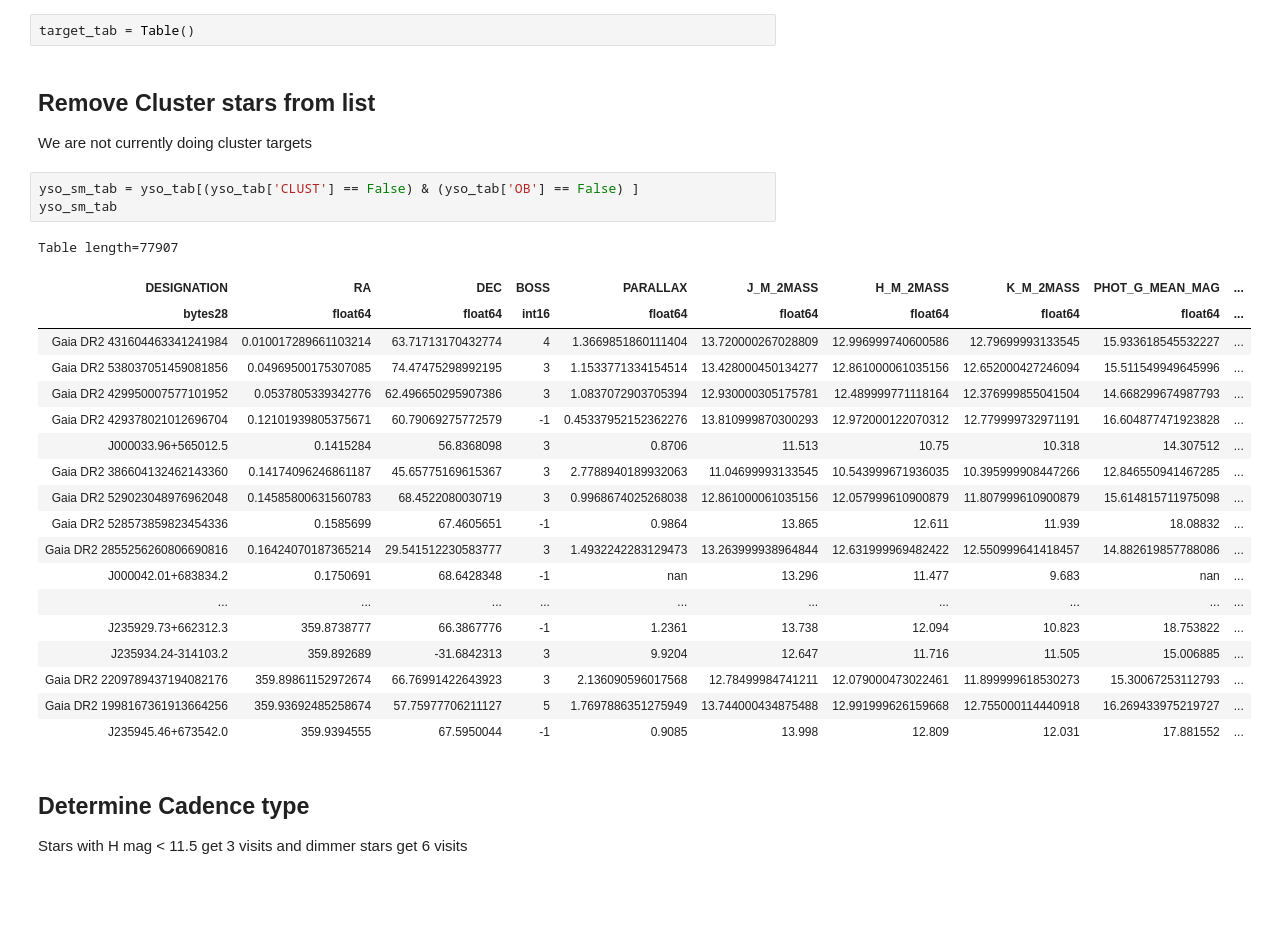
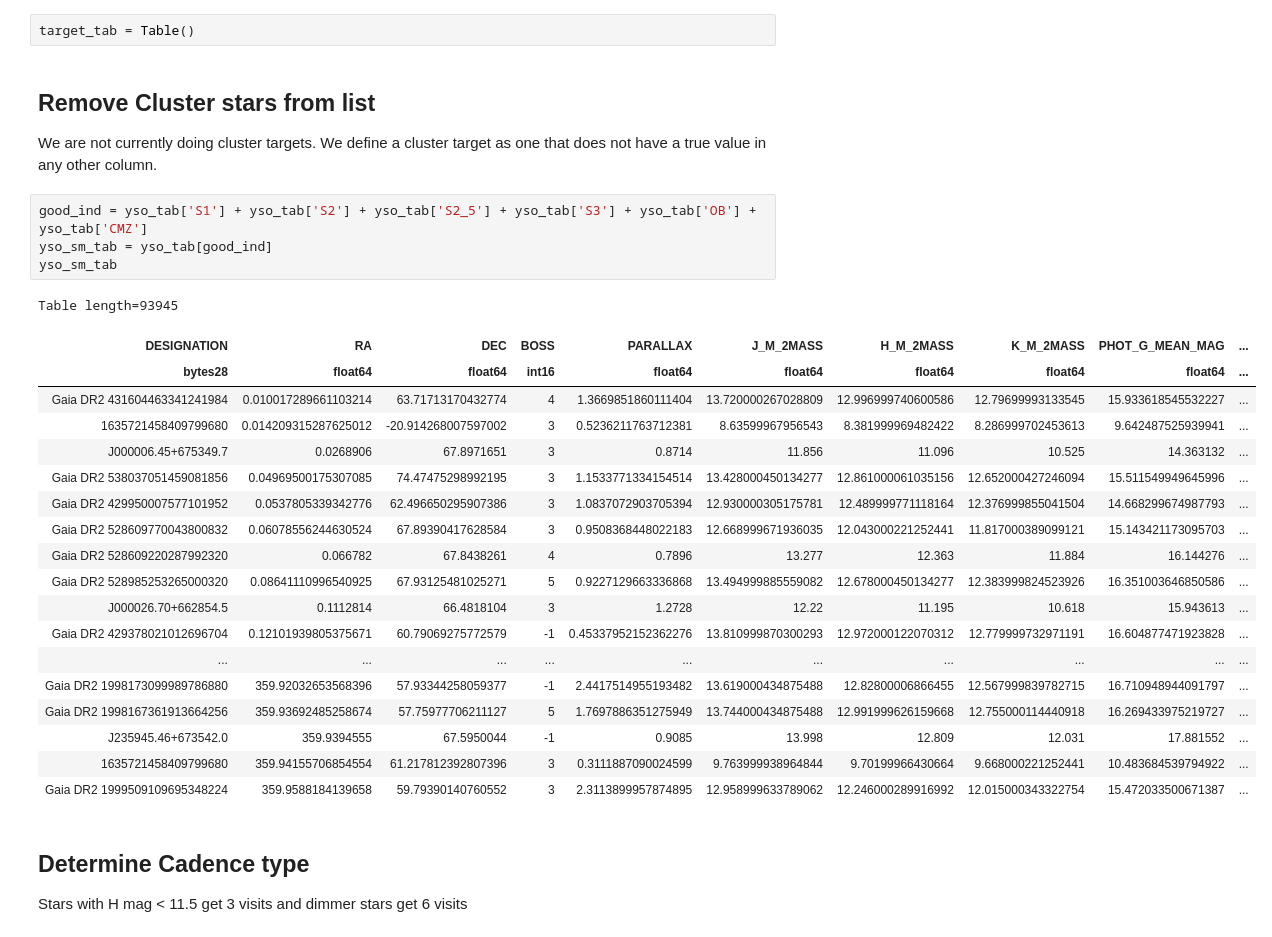
Before and after one commit to William-Zhang-R/SDSS-V-SimTargets, a Jupyter notebook: allsky/YSO Targets.ipynb, the cells around one changed output. Saved outputs shown, nothing was run; the diff lists cells and outputs as text; blank space fills up the shorter version.

Commit message:
Changed how cluster targets removed and added OB stars back in

```diff
--- a/allsky/YSO Targets.ipynb
+++ b/allsky/YSO Targets.ipynb
@@ -97,30 +100,31 @@ The dedent function was deprecated in Matplotlib 3.1 and will be removed in 3.3.
 target_tab = Table()
 # %% [markdown]
 ## Remove Cluster stars from list
-We are not currently doing cluster targets
+We are not currently doing cluster targets. We define a cluster target as one that does not have a true value in any other column.
-# %%
-yso_sm_tab = yso_tab[(yso_tab['CLUST'] == False) & (yso_tab['OB'] == False) ]
-yso_sm_tab
-# %% [output]
-Table length=77907
-| DESIGNATION | RA | DEC | BOSS | PARALLAX | J_M_2MASS | H_M_2MASS | K_M_2MASS | PHOT_G_MEAN_MAG | ... |
-| bytes28 | float64 | float64 | int16 | float64 | float64 | float64 | float64 | float64 | ... |
-| Gaia DR2 431604463341241984 | 0.010017289661103214 | 63.71713170432774 | 4 | 1.3669851860111404 | 13.720000267028809 | 12.996999740600586 | 12.79699993133545 | 15.933618545532227 | ... |
-| Gaia DR2 538037051459081856 | 0.04969500175307085 | 74.47475298992195 | 3 | 1.1533771334154514 | 13.428000450134277 | 12.861000061035156 | 12.652000427246094 | 15.511549949645996 | ... |
-| Gaia DR2 429950007577101952 | 0.0537805339342776 | 62.496650295907386 | 3 | 1.0837072903705394 | 12.930000305175781 | 12.489999771118164 | 12.376999855041504 | 14.668299674987793 | ... |
-| Gaia DR2 429378021012696704 | 0.12101939805375671 | 60.79069275772579 | -1 | 0.45337952152362276 | 13.810999870300293 | 12.972000122070312 | 12.779999732971191 | 16.604877471923828 | ... |
-| J000033.96+565012.5 | 0.1415284 | 56.8368098 | 3 | 0.8706 | 11.513 | 10.75 | 10.318 | 14.307512 | ... |
-| Gaia DR2 386604132462143360 | 0.14174096246861187 | 45.65775169615367 | 3 | 2.7788940189932063 | 11.04699993133545 | 10.543999671936035 | 10.395999908447266 | 12.846550941467285 | ... |
-| Gaia DR2 529023048976962048 | 0.14585800631560783 | 68.4522080030719 | 3 | 0.9968674025268038 | 12.861000061035156 | 12.057999610900879 | 11.807999610900879 | 15.614815711975098 | ... |
-| Gaia DR2 528573859823454336 | 0.1585699 | 67.4605651 | -1 | 0.9864 | 13.865 | 12.611 | 11.939 | 18.08832 | ... |
-| Gaia DR2 2855256260806690816 | 0.16424070187365214 | 29.541512230583777 | 3 | 1.4932242283129473 | 13.263999938964844 | 12.631999969482422 | 12.550999641418457 | 14.882619857788086 | ... |
-| J000042.01+683834.2 | 0.1750691 | 68.6428348 | -1 | nan | 13.296 | 11.477 | 9.683 | nan | ... |
-| ... | ... | ... | ... | ... | ... | ... | ... | ... | ... |
-| J235929.73+662312.3 | 359.8738777 | 66.3867776 | -1 | 1.2361 | 13.738 | 12.094 | 10.823 | 18.753822 | ... |
-| J235934.24-314103.2 | 359.892689 | -31.6842313 | 3 | 9.9204 | 12.647 | 11.716 | 11.505 | 15.006885 | ... |
-| Gaia DR2 2209789437194082176 | 359.89861152972674 | 66.76991422643923 | 3 | 2.136090596017568 | 12.78499984741211 | 12.079000473022461 | 11.899999618530273 | 15.30067253112793 | ... |
-| Gaia DR2 1998167361913664256 | 359.93692485258674 | 57.75977706211127 | 5 | 1.7697886351275949 | 13.744000434875488 | 12.991999626159668 | 12.755000114440918 | 16.269433975219727 | ... |
-| J235945.46+673542.0 | 359.9394555 | 67.5950044 | -1 | 0.9085 | 13.998 | 12.809 | 12.031 | 17.881552 | ... |
+# %%
+good_ind = yso_tab['S1'] + yso_tab['S2'] + yso_tab['S2_5'] + yso_tab['S3'] + yso_tab['OB'] + yso_tab['CMZ']
+yso_sm_tab = yso_tab[good_ind]
+yso_sm_tab
+# %% [output]
+Table length=93945
+| DESIGNATION | RA | DEC | BOSS | PARALLAX | J_M_2MASS | H_M_2MASS | K_M_2MASS | PHOT_G_MEAN_MAG | ... |
+| bytes28 | float64 | float64 | int16 | float64 | float64 | float64 | float64 | float64 | ... |
+| Gaia DR2 431604463341241984 | 0.010017289661103214 | 63.71713170432774 | 4 | 1.3669851860111404 | 13.720000267028809 | 12.996999740600586 | 12.79699993133545 | 15.933618545532227 | ... |
+| 1635721458409799680 | 0.014209315287625012 | -20.914268007597002 | 3 | 0.5236211763712381 | 8.63599967956543 | 8.381999969482422 | 8.286999702453613 | 9.642487525939941 | ... |
+| J000006.45+675349.7 | 0.0268906 | 67.8971651 | 3 | 0.8714 | 11.856 | 11.096 | 10.525 | 14.363132 | ... |
+| Gaia DR2 538037051459081856 | 0.04969500175307085 | 74.47475298992195 | 3 | 1.1533771334154514 | 13.428000450134277 | 12.861000061035156 | 12.652000427246094 | 15.511549949645996 | ... |
+| Gaia DR2 429950007577101952 | 0.0537805339342776 | 62.496650295907386 | 3 | 1.0837072903705394 | 12.930000305175781 | 12.489999771118164 | 12.376999855041504 | 14.668299674987793 | ... |
+| Gaia DR2 528609770043800832 | 0.06078556244630524 | 67.89390417628584 | 3 | 0.9508368448022183 | 12.668999671936035 | 12.043000221252441 | 11.817000389099121 | 15.143421173095703 | ... |
+| Gaia DR2 528609220287992320 | 0.066782 | 67.8438261 | 4 | 0.7896 | 13.277 | 12.363 | 11.884 | 16.144276 | ... |
+| Gaia DR2 528985253265000320 | 0.08641110996540925 | 67.93125481025271 | 5 | 0.9227129663336868 | 13.494999885559082 | 12.678000450134277 | 12.383999824523926 | 16.351003646850586 | ... |
+| J000026.70+662854.5 | 0.1112814 | 66.4818104 | 3 | 1.2728 | 12.22 | 11.195 | 10.618 | 15.943613 | ... |
+| Gaia DR2 429378021012696704 | 0.12101939805375671 | 60.79069275772579 | -1 | 0.45337952152362276 | 13.810999870300293 | 12.972000122070312 | 12.779999732971191 | 16.604877471923828 | ... |
+| ... | ... | ... | ... | ... | ... | ... | ... | ... | ... |
+| Gaia DR2 1998173099989786880 | 359.92032653568396 | 57.93344258059377 | -1 | 2.4417514955193482 | 13.619000434875488 | 12.82800006866455 | 12.567999839782715 | 16.710948944091797 | ... |
+| Gaia DR2 1998167361913664256 | 359.93692485258674 | 57.75977706211127 | 5 | 1.7697886351275949 | 13.744000434875488 | 12.991999626159668 | 12.755000114440918 | 16.269433975219727 | ... |
+| J235945.46+673542.0 | 359.9394555 | 67.5950044 | -1 | 0.9085 | 13.998 | 12.809 | 12.031 | 17.881552 | ... |
+| 1635721458409799680 | 359.94155706854554 | 61.217812392807396 | 3 | 0.3111887090024599 | 9.763999938964844 | 9.70199966430664 | 9.668000221252441 | 10.483684539794922 | ... |
+| Gaia DR2 1999509109695348224 | 359.9588184139658 | 59.79390140760552 | 3 | 2.3113899957874895 | 12.958999633789062 | 12.246000289916992 | 12.015000343322754 | 15.472033500671387 | ... |
 # %% [markdown]
 ## Determine Cadence type
 Stars with H mag < 11.5 get 3 visits and dimmer stars get 6 visits
```
Also changed, not shown: parts of 5 cells of this notebook.
